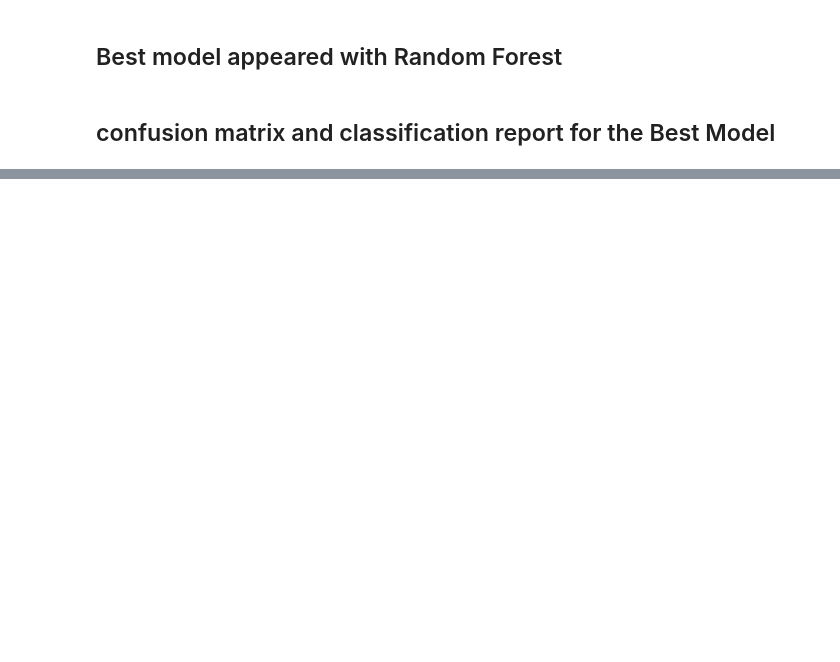
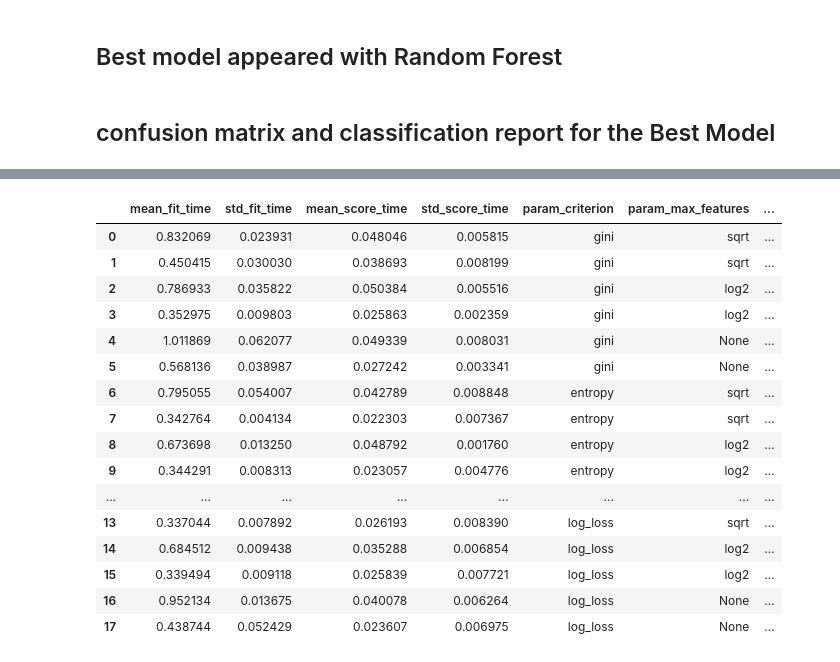
Before and after one commit to Vignesh7198/HopeAI---Assignments, a Jupyter notebook: MachineLearning/Capstone Project/3.Feature Selection & Model Training/Untitled.ipynb, the cells around one changed output, grey strips where cells are left out. Saved outputs shown, nothing was run; the diff lists cells and outputs as text; code cells hidden in the pictures; blank space fills up the shorter version.

```diff
--- a/MachineLearning/Capstone Project/3.Feature Selection & Model Training/Untitled.ipynb
+++ b/MachineLearning/Capstone Project/3.Feature Selection & Model Training/Untitled.ipynb
@@ -193,0 +353,9 @@ with open("AnxietyModel.sav","wb") as file:
+# %%
+param_grid = {
+    "n_estimators":[200,100],
+    'max_features':['sqrt', 'log2', None],
+    "criterion":["gini", "entropy", "log_loss"]
+}
+
+grid = GridSearchCV(RandomForestClassifier(),param_grid,scoring="accuracy",verbose=3,refit=True,n_jobs=-1)
+grid.fit(log_rfe_feature[2],y_resampled)
@@ -193,0 +369,20 @@ with open("AnxietyModel.sav","wb") as file:
+# %%
+pd.DataFrame(grid.cv_results_)
+# %% [output]
+|  | mean_fit_time | std_fit_time | mean_score_time | std_score_time | param_criterion | param_max_features | ... |
+| 0 | 0.832069 | 0.023931 | 0.048046 | 0.005815 | gini | sqrt | ... |
+| 1 | 0.450415 | 0.030030 | 0.038693 | 0.008199 | gini | sqrt | ... |
+| 2 | 0.786933 | 0.035822 | 0.050384 | 0.005516 | gini | log2 | ... |
+| 3 | 0.352975 | 0.009803 | 0.025863 | 0.002359 | gini | log2 | ... |
+| 4 | 1.011869 | 0.062077 | 0.049339 | 0.008031 | gini | None | ... |
+| 5 | 0.568136 | 0.038987 | 0.027242 | 0.003341 | gini | None | ... |
+| 6 | 0.795055 | 0.054007 | 0.042789 | 0.008848 | entropy | sqrt | ... |
+| 7 | 0.342764 | 0.004134 | 0.022303 | 0.007367 | entropy | sqrt | ... |
+| 8 | 0.673698 | 0.013250 | 0.048792 | 0.001760 | entropy | log2 | ... |
+| 9 | 0.344291 | 0.008313 | 0.023057 | 0.004776 | entropy | log2 | ... |
+| ... | ... | ... | ... | ... | ... | ... | ... |
+| 13 | 0.337044 | 0.007892 | 0.026193 | 0.008390 | log_loss | sqrt | ... |
+| 14 | 0.684512 | 0.009438 | 0.035288 | 0.006854 | log_loss | log2 | ... |
+| 15 | 0.339494 | 0.009118 | 0.025839 | 0.007721 | log_loss | log2 | ... |
+| 16 | 0.952134 | 0.013675 | 0.040078 | 0.006264 | log_loss | None | ... |
+| 17 | 0.438744 | 0.052429 | 0.023607 | 0.006975 | log_loss | None | ... |
```
Also changed, not shown: parts of 23 cells of this notebook.
